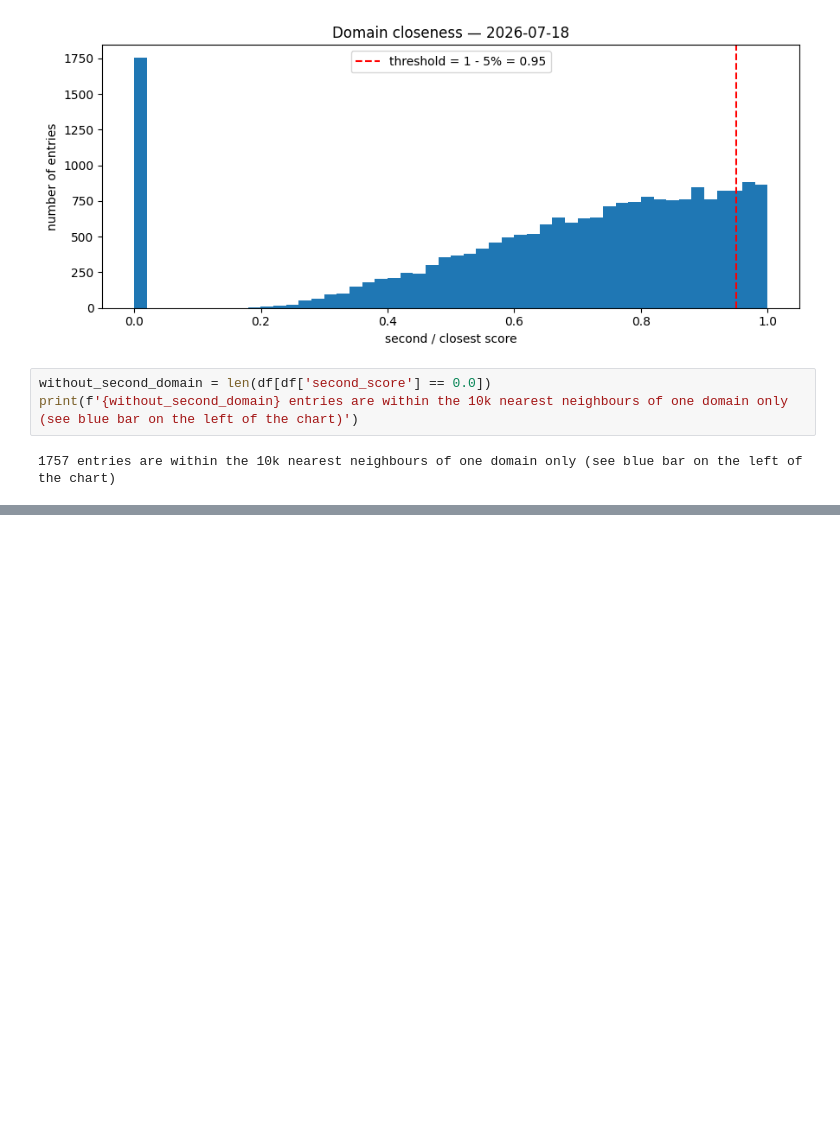
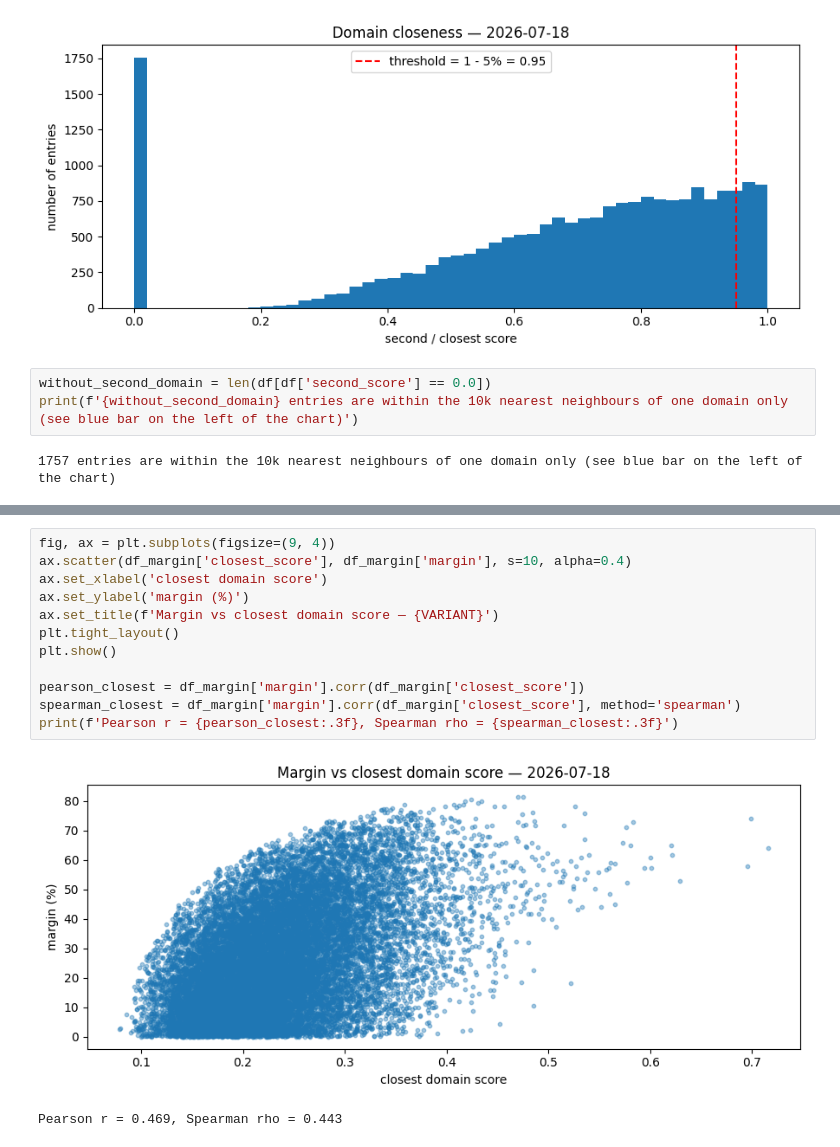
Before and after one commit to kingsdigitallab/eb-pre, a Jupyter notebook: notebooks/domain_closeness.ipynb, the cells around one changed output, grey strips where cells are left out. Saved outputs shown, nothing was run; the diff lists cells and outputs as text; blank space fills up the shorter version.

```diff
--- a/notebooks/domain_closeness.ipynb
+++ b/notebooks/domain_closeness.ipynb
@@ -213,0 +270,15 @@ Classification **margin** of an entry is defined as the oposite of the ratio abo
+# %%
+fig, ax = plt.subplots(figsize=(9, 4))
+ax.scatter(df_margin['closest_score'], df_margin['margin'], s=10, alpha=0.4)
+ax.set_xlabel('closest domain score')
+ax.set_ylabel('margin (%)')
+ax.set_title(f'Margin vs closest domain score — {VARIANT}')
+plt.tight_layout()
+plt.show()
+
+pearson_closest = df_margin['margin'].corr(df_margin['closest_score'])
+spearman_closest = df_margin['margin'].corr(df_margin['closest_score'], method='spearman')
+print(f'Pearson r = {pearson_closest:.3f}, Spearman rho = {spearman_closest:.3f}')
+# %% [output]
+[figure, added]
+Pearson r = 0.469, Spearman rho = 0.443
```
Also changed, not shown: parts of 6 cells of this notebook.
